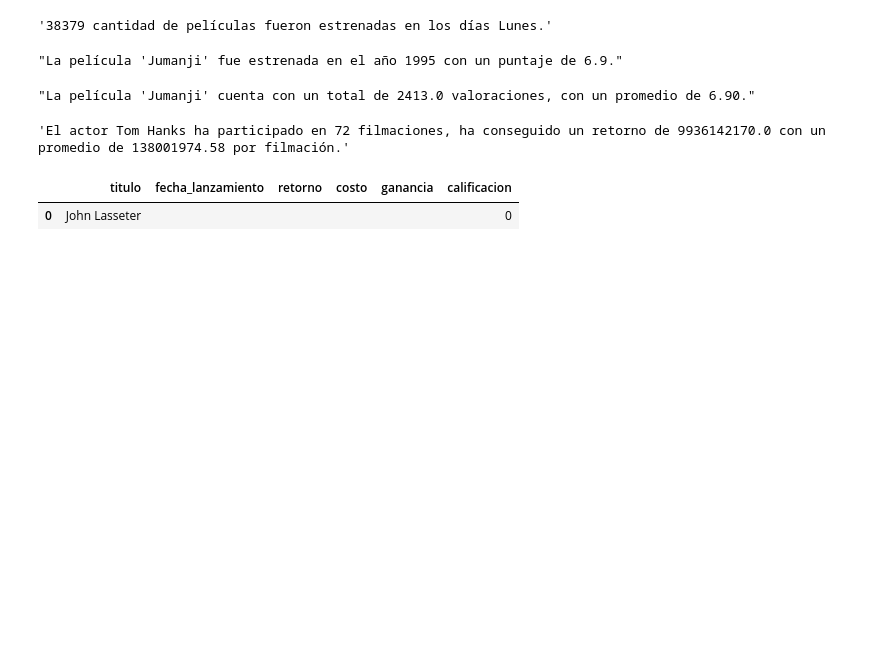
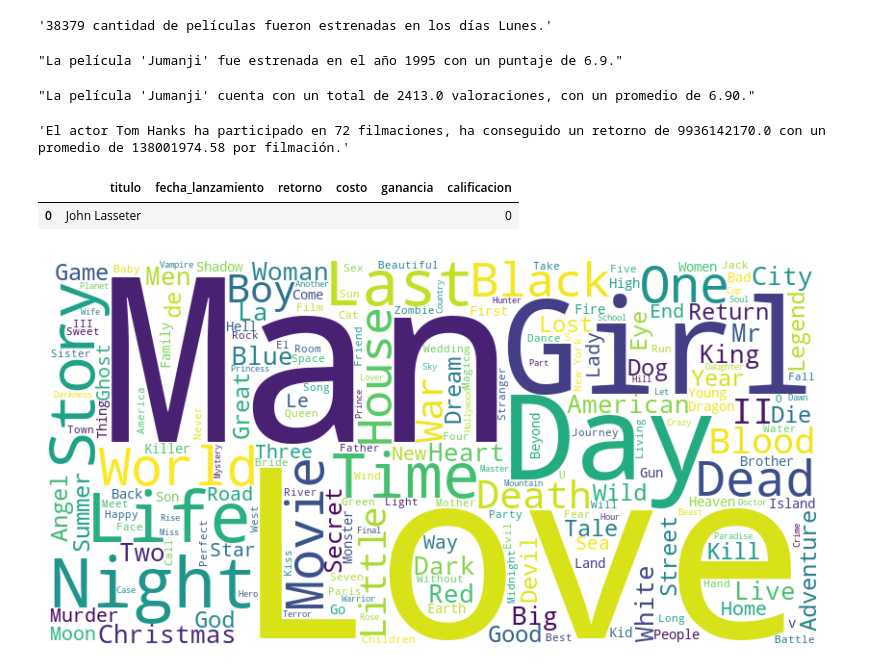
Before and after one commit to SantiagoQuicenoNovoaZikpo/PI1v2, a Jupyter notebook: Code.ipynb, the cells around one changed output. Saved outputs shown, nothing was run; the diff lists cells and outputs as text; code cells hidden in the pictures; blank space fills up the shorter version.

```diff
--- a/Code.ipynb
+++ b/Code.ipynb
@@ -382,3 +390,16 @@ get_director('John Lasseter')
 # %%
 ##envio el df a parquet para darle el uso en la API
 df.to_parquet('df.parquet', engine='pyarrow', compression='snappy')
+# %%
+### Preparacion de la parte final , sistema de recomendacion de peliculas Análisis de la Columna de Títulos
+
+# Supongamos que la columna de títulos está en el dataframe 'dfm' bajo 'title'
+text = ' '.join(dfm['title'].dropna().values)
+wordcloud = WordCloud(width=800, height=400, background_color='white').generate(text)
+
+plt.figure(figsize=(10, 5))
+plt.imshow(wordcloud, interpolation='bilinear')
+plt.axis('off')
+plt.show()
+# %% [output]
+[figure, added]
```
Also changed, not shown: parts of 7 cells of this notebook, 1 other file.
